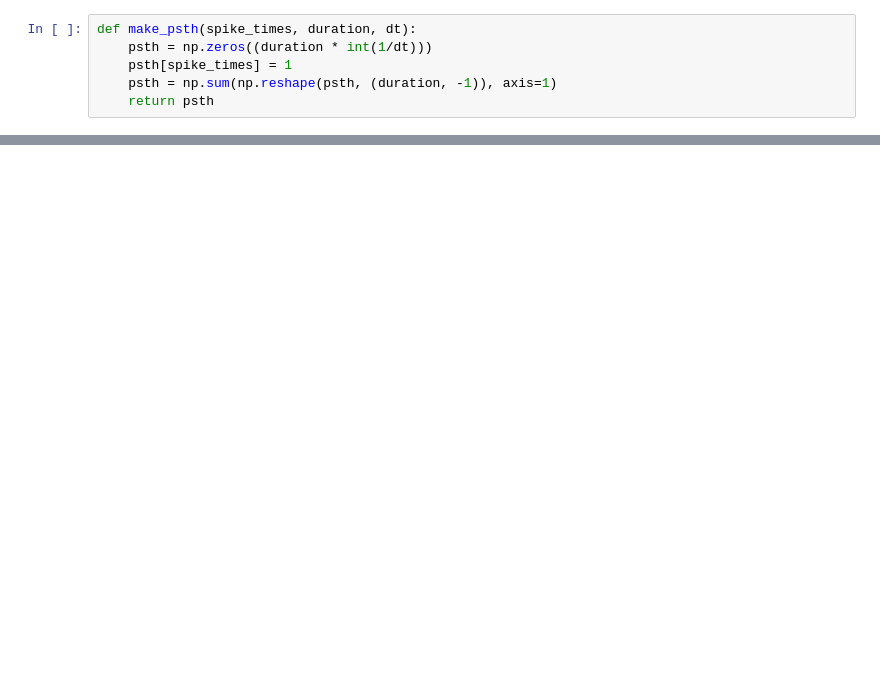
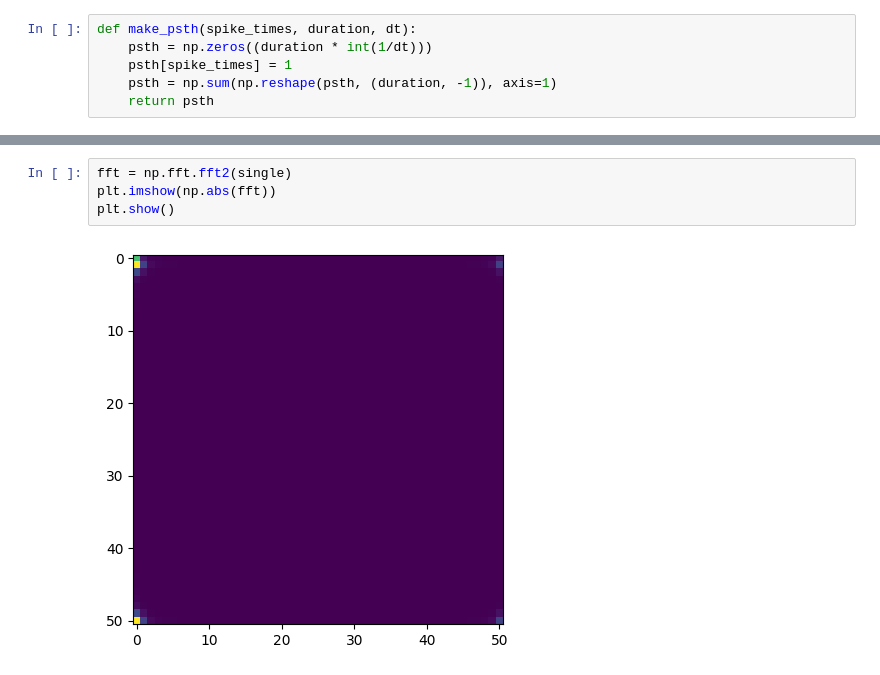
Before and after one commit to landoskape/plasticity-modeling, a Jupyter notebook: notebooks/iaf_testing_sims.ipynb, the cells around one changed output, grey strips where cells are left out. Cells and saved outputs as stored; diff of their text form; blank space fills up the shorter version.

```diff
--- a/notebooks/iaf_testing_sims.ipynb
+++ b/notebooks/iaf_testing_sims.ipynb
@@ -62,0 +134,6 @@ plt.show()
+# %%
+fft = np.fft.fft2(single)
+plt.imshow(np.abs(fft))
+plt.show()
+# %% [output]
+[figure, added]
```
Also changed, not shown: parts of 10 cells of this notebook, 1 other file.
